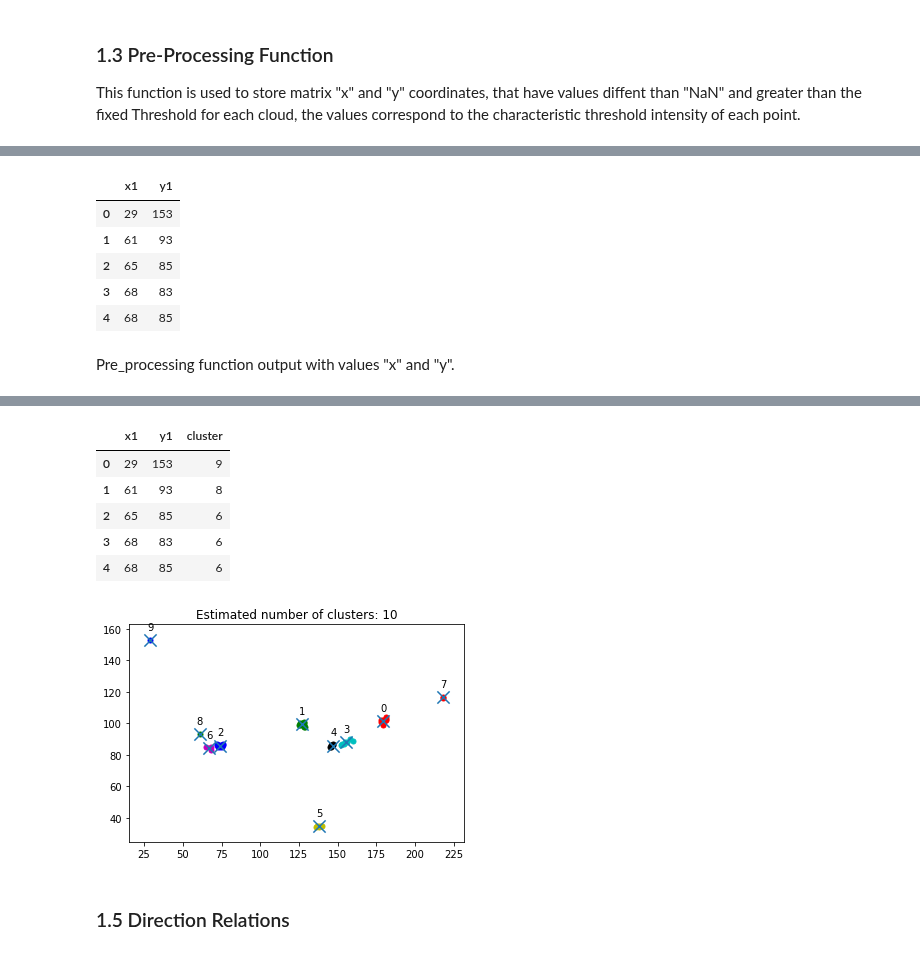
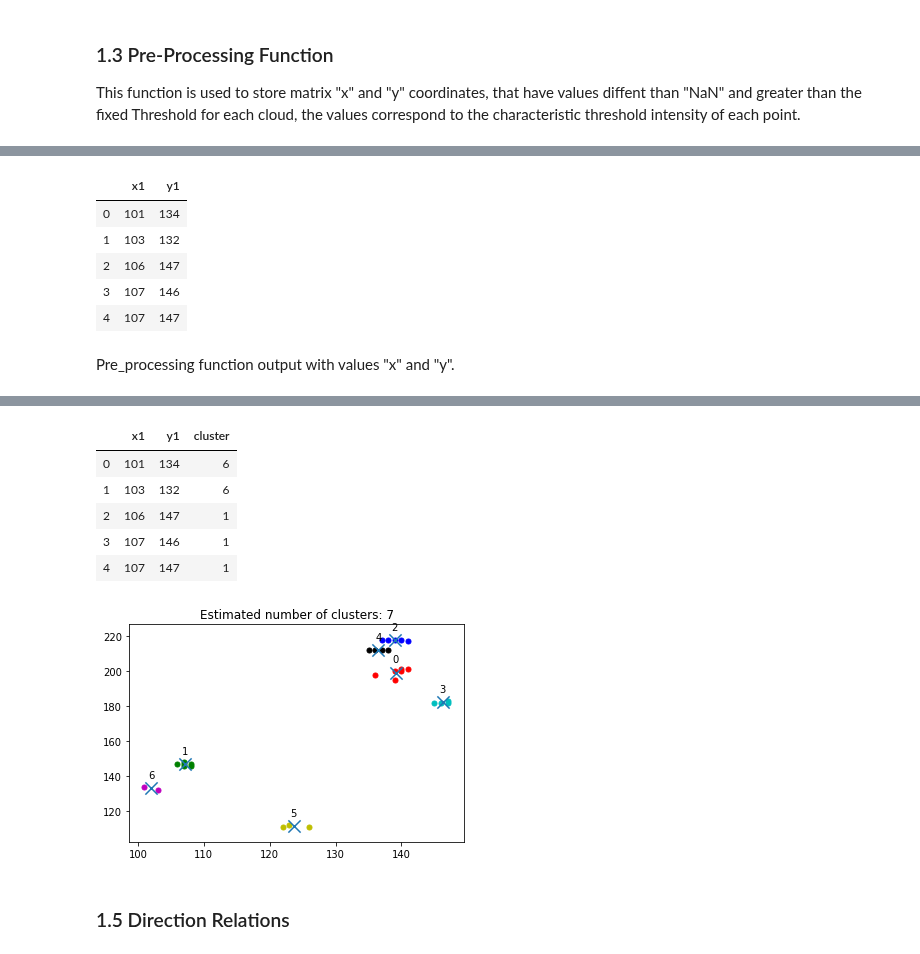
Before and after one commit to helvecioneto/CAP-394, a Jupyter notebook: 01-EDA.ipynb, the cells around one changed output, grey strips where cells are left out. Cells and saved outputs as stored; diff of their text form; code cells hidden in the pictures.

```diff
--- a/01-EDA.ipynb
+++ b/01-EDA.ipynb
@@ -95,8 +95,8 @@ https://www.arm.gov/research/campaigns/amf2014goamazon <br>
 import os
 import xarray as xr
 # %%
-### open files day 2014 / 01 / 03
-day = 20150315
+### open files day 2014 / 02 / 24
+day = 20140224
 
 ### path contains dataset
 path = 'data/radar/'
@@ -214,11 +214,11 @@ pdata = pre_processing(frames[0])
 pdata.head()
 # %% [output]
 |  | x1 | y1 |
-| 0 | 29 | 153 |
-| 1 | 61 | 93 |
-| 2 | 65 | 85 |
-| 3 | 68 | 83 |
-| 4 | 68 | 85 |
+| 0 | 101 | 134 |
+| 1 | 103 | 132 |
+| 2 | 106 | 147 |
+| 3 | 107 | 146 |
+| 4 | 107 | 147 |
 # %% [markdown]
 Pre_processing function output with values "x" and "y".
 # %% [markdown]
@@ -266,19 +266,19 @@ def clust(time1):
 
     return te
 # %%
-day = 20150315
+day = 20140224
 frames = readData(day)
 pdata = pre_processing(frames[0])
 clusters = clust(pdata)
 clusters.head()
 # %% [output]
 |  | x1 | y1 | cluster |
-| 0 | 29 | 153 | 9 |
-| 1 | 61 | 93 | 8 |
-| 2 | 65 | 85 | 6 |
-| 3 | 68 | 83 | 6 |
-| 4 | 68 | 85 | 6 |
+| 0 | 101 | 134 | 6 |
+| 1 | 103 | 132 | 6 |
+| 2 | 106 | 147 | 1 |
+| 3 | 107 | 146 | 1 |
+| 4 | 107 | 147 | 1 |
-[figure, old version]
+[figure, new version]
 # %% [markdown]
 ### 1.5 Direction Relations
 # %% [markdown]
```
Also changed, not shown: parts of 29 cells of this notebook, 39 other files.
